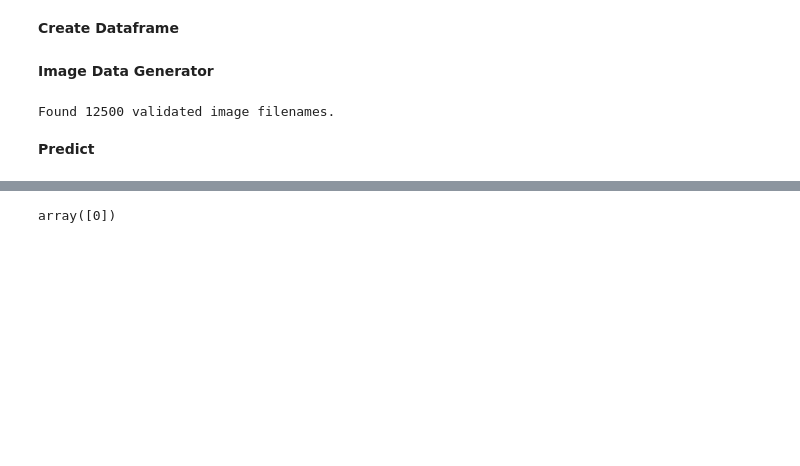
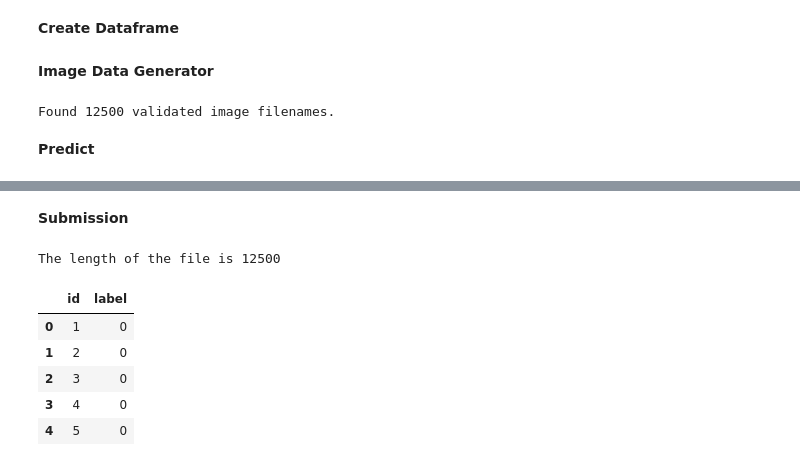
Before and after one commit to KimaniKibuthu/cats-vs-dogs, a Jupyter notebook: Cats_Vs_Dogs.ipynb, the cells around one changed output, grey strips where cells are left out. Saved outputs shown, nothing was run; the diff lists cells and outputs as text; code cells hidden in the pictures; blank space fills up the shorter version.

```diff
--- a/Cats_Vs_Dogs.ipynb
+++ b/Cats_Vs_Dogs.ipynb
@@ -508,4 +501,0 @@ predictions = model.predict_proba(test_flow)[:, 1]
-# %%
-np.unique(predictions)
-# %% [output]
-array([0])
@@ -511,0 +505,17 @@ array([0])
+# %% [markdown]
+**Submission**
+# %%
+# Get submission file
+submission = pd.read_csv('/content/sampleSubmission.csv')
+
+print(f'The length of the file is {len(submission)}')
+
+submission.head()
+# %% [output]
+The length of the file is 12500
+|  | id | label |
+| 0 | 1 | 0 |
+| 1 | 2 | 0 |
+| 2 | 3 | 0 |
+| 3 | 4 | 0 |
+| 4 | 5 | 0 |
```
Also changed, not shown: parts of 15 cells of this notebook.
